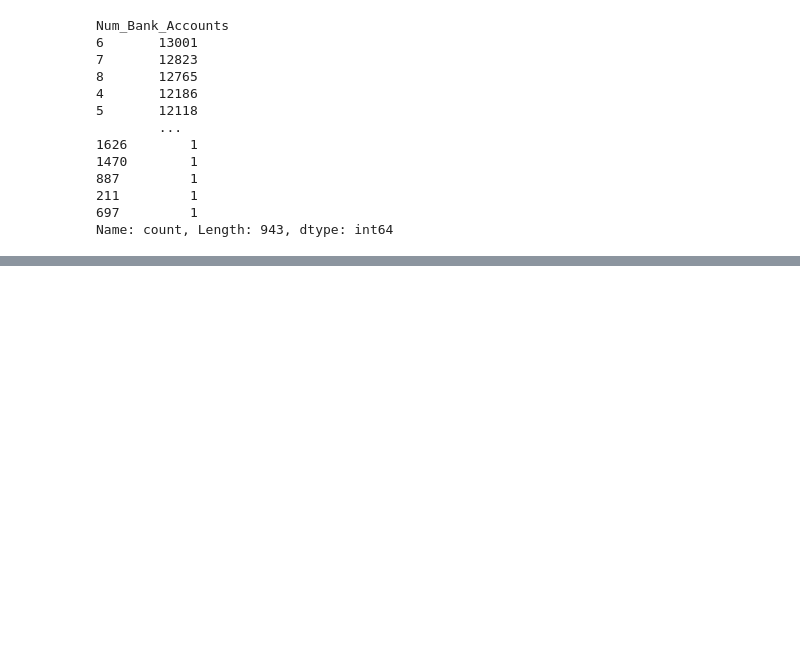
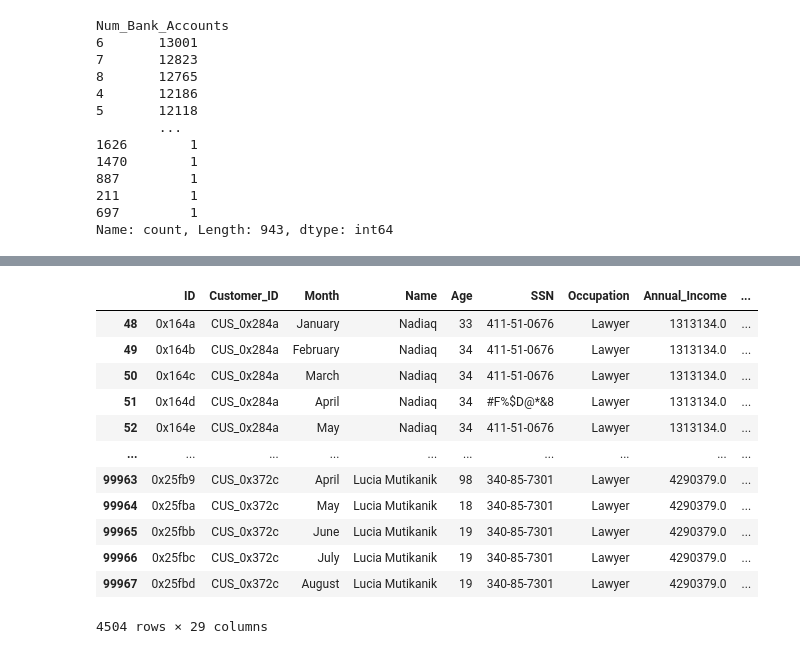
Before and after one commit to ViniciusOtoni/CreditScoreDataset, a Jupyter notebook: notebooks/n01_data_cleaning.ipynb, the cells around one changed output, grey strips where cells are left out. Cells and saved outputs as stored; diff of their text form; code cells hidden in the pictures; blank space fills up the shorter version.

```diff
--- a/notebooks/n01_data_cleaning.ipynb
+++ b/notebooks/n01_data_cleaning.ipynb
@@ -549,0 +570,20 @@ Name: count, Length: 943, dtype: int64
+# %%
+num_bank_account_null=  df.groupby('Customer_ID').apply(lambda x: x[(x['Num_Bank_Accounts'] <= 0)]) # agrupando pelo costumerID e verificando quais possuem valores nulos
+index_bank_account_null = num_bank_account_null.droplevel(-1).index #pegando os customer_id
+# %%
+filtered_df = df[df['Customer_ID'].isin(index_bank_account_null)] # pegando apenas os dados que possuem o customer_id contido na variavel num_bank_account_null
+filtered_df
+# %% [output]
+|  | ID | Customer_ID | Month | Name | Age | SSN | Occupation | Annual_Income | ... |
+| 48 | 0x164a | CUS_0x284a | January | Nadiaq | 33 | 411-51-0676 | Lawyer | 1313134.0 | ... |
+| 49 | 0x164b | CUS_0x284a | February | Nadiaq | 34 | 411-51-0676 | Lawyer | 1313134.0 | ... |
+| 50 | 0x164c | CUS_0x284a | March | Nadiaq | 34 | 411-51-0676 | Lawyer | 1313134.0 | ... |
+| 51 | 0x164d | CUS_0x284a | April | Nadiaq | 34 | #F%$D@*&8 | Lawyer | 1313134.0 | ... |
+| 52 | 0x164e | CUS_0x284a | May | Nadiaq | 34 | 411-51-0676 | Lawyer | 1313134.0 | ... |
+| ... | ... | ... | ... | ... | ... | ... | ... | ... | ... |
+| 99963 | 0x25fb9 | CUS_0x372c | April | Lucia Mutikanik | 98 | 340-85-7301 | Lawyer | 4290379.0 | ... |
+| 99964 | 0x25fba | CUS_0x372c | May | Lucia Mutikanik | 18 | 340-85-7301 | Lawyer | 4290379.0 | ... |
+| 99965 | 0x25fbb | CUS_0x372c | June | Lucia Mutikanik | 19 | 340-85-7301 | Lawyer | 4290379.0 | ... |
+| 99966 | 0x25fbc | CUS_0x372c | July | Lucia Mutikanik | 19 | 340-85-7301 | Lawyer | 4290379.0 | ... |
+| 99967 | 0x25fbd | CUS_0x372c | August | Lucia Mutikanik | 19 | 340-85-7301 | Lawyer | 4290379.0 | ... |
+4504 rows × 29 columns
```
Also changed, not shown: parts of 37 cells of this notebook.
